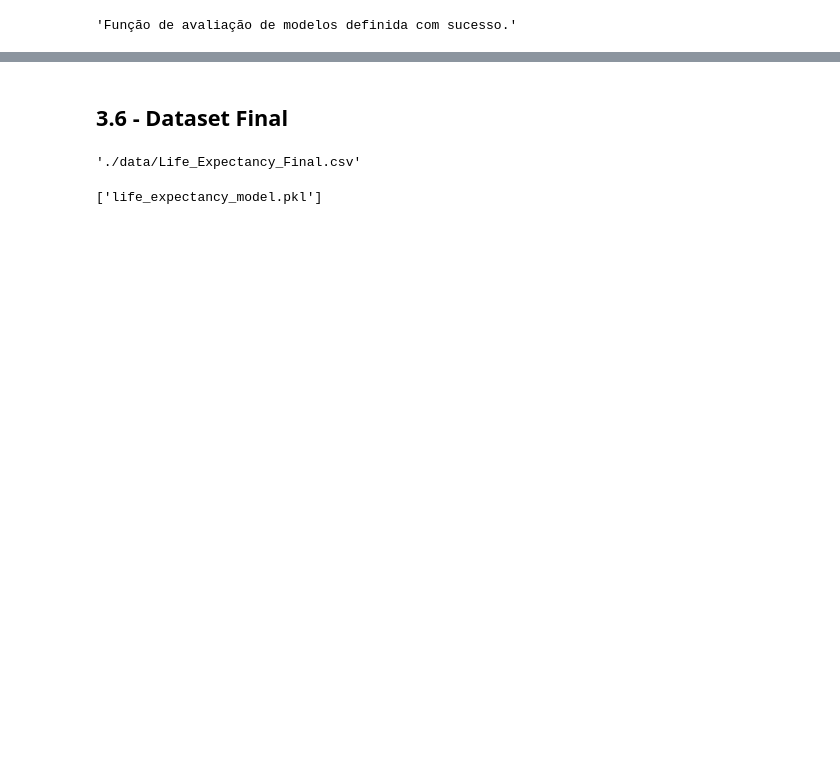
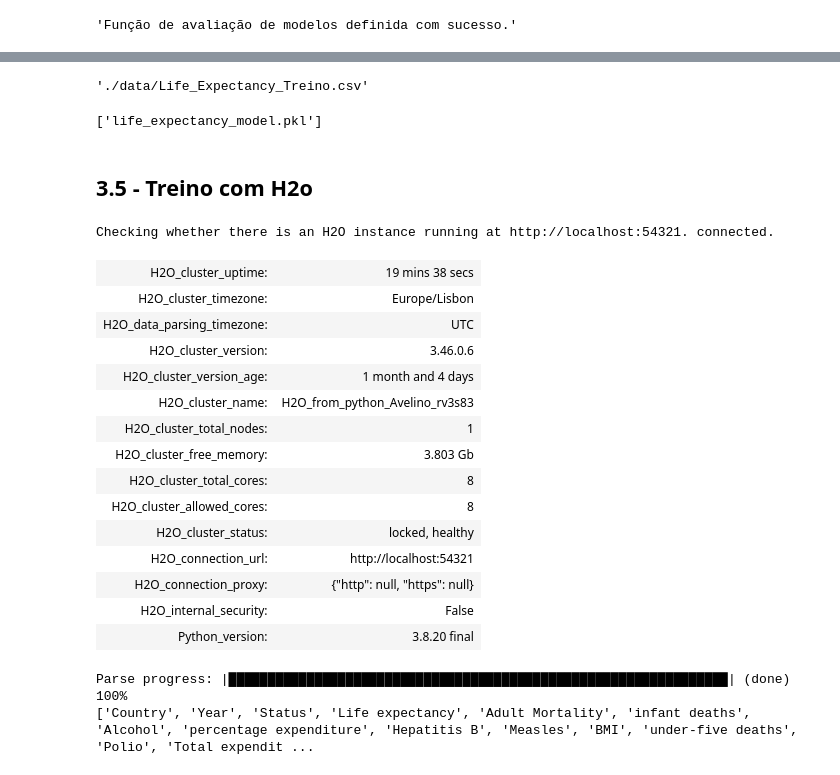
Before and after one commit to AvelinoAlmeida/Life-Expectancy, a Jupyter notebook: 3-modeling.ipynb, the cells around one changed output, grey strips where cells are left out. Drawn from its saved outputs; the diff is of its cells as text; code cells hidden in the pictures; blank space fills up the shorter version.

```diff
--- a/3-modeling.ipynb
+++ b/3-modeling.ipynb
@@ -306,13 +297,11 @@ GradientBoostingRegressor        0.991678       0.959321
-# %% [markdown]
-## 3.6 - Dataset Final
 # %%
 # Guardar o DataFrame final com os resultados dos modelos em um arquivo CSV
-output_path = './data/Life_Expectancy_Final.csv'
+output_path = './data/Life_Expectancy_Treino.csv'
 Modeling.to_csv(output_path)
 
 output_path
 # %% [output]
-'./data/Life_Expectancy_Final.csv'
+'./data/Life_Expectancy_Treino.csv'
 # %%
 from sklearn.ensemble import GradientBoostingRegressor
 import joblib
@@ -323,3 +312,34 @@ model = GradientBoostingRegressor()
 joblib.dump(model, "life_expectancy_model.pkl")
 # %% [output]
 ['life_expectancy_model.pkl']
+# %% [markdown]
+## 3.5 - Treino com H2o
+# %%
+# Importar Bibliotecas
+import h2o
+h2o.init()
+# %% [output]
+Checking whether there is an H2O instance running at http://localhost:54321. connected.
+| H2O_cluster_uptime: | 19 mins 38 secs |
+| H2O_cluster_timezone: | Europe/Lisbon |
+| H2O_data_parsing_timezone: | UTC |
+| H2O_cluster_version: | 3.46.0.6 |
+| H2O_cluster_version_age: | 1 month and 4 days |
+| H2O_cluster_name: | H2O_from_python_Avelino_rv3s83 |
+| H2O_cluster_total_nodes: | 1 |
+| H2O_cluster_free_memory: | 3.803 Gb |
+| H2O_cluster_total_cores: | 8 |
+| H2O_cluster_allowed_cores: | 8 |
+| H2O_cluster_status: | locked, healthy |
+| H2O_connection_url: | http://localhost:54321 |
+| H2O_connection_proxy: | {"http": null, "https": null} |
+| H2O_internal_security: | False |
+| Python_version: | 3.8.20 final |
+# %%
+#Dataset
+
+data = h2o.import_file("./data/Life_Expectancy_Clean.csv")
+print(data.columns)
+# %% [output]
+Parse progress: |████████████████████████████████████████████████████████████████| (done) 100%
+['Country', 'Year', 'Status', 'Life expectancy', 'Adult Mortality', 'infant deaths', 'Alcohol', 'percentage expenditure', 'Hepatitis B', 'Measles', 'BMI', 'under-five deaths', 'Polio', 'Total expendit ...
```
Also changed, not shown: parts of 17 cells of this notebook, 6 other files.
